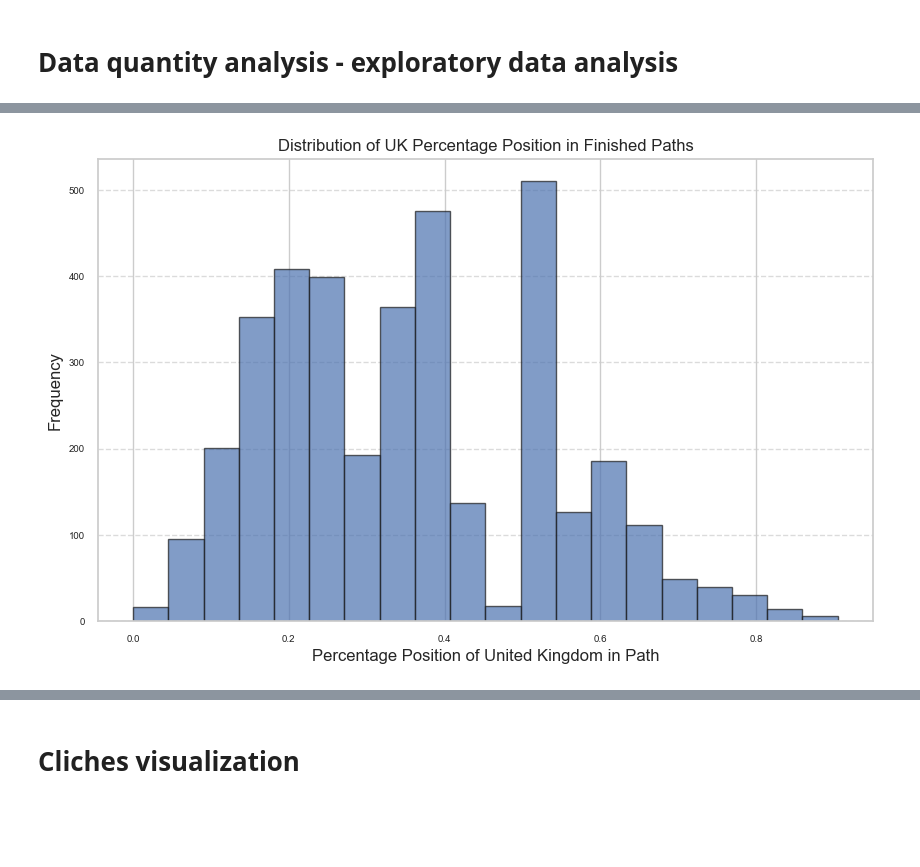
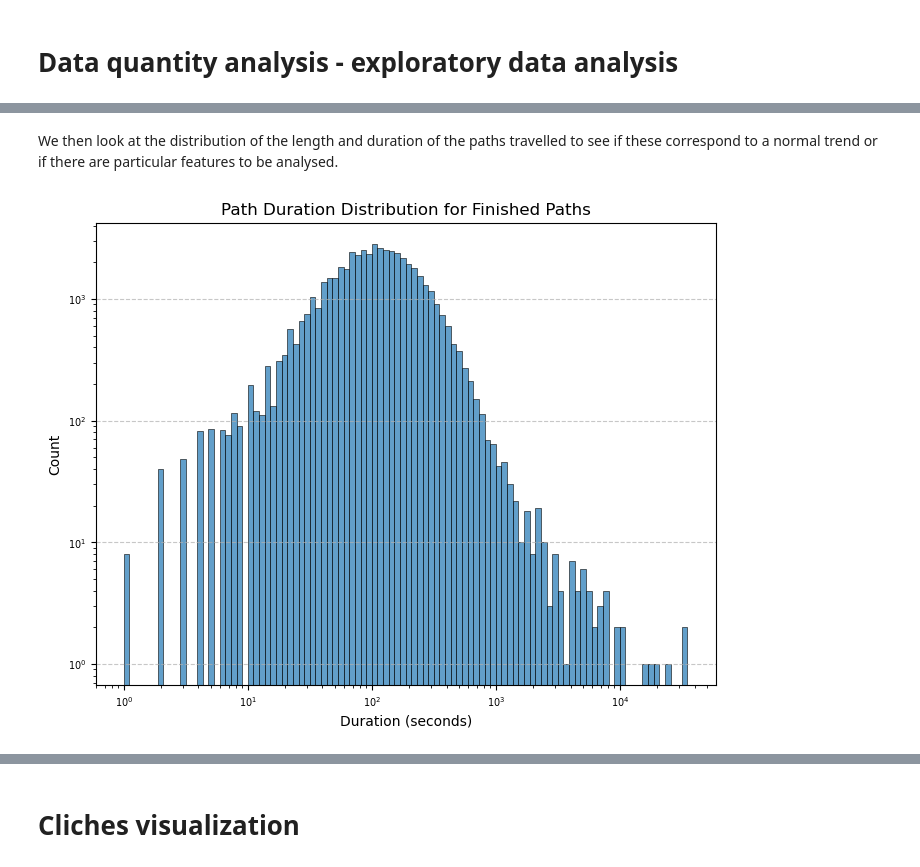
Before and after one commit to epfl-ada/ada-2023-project-abracadabra2023, a Jupyter notebook: nb.ipynb, the cells around one changed output, grey strips where cells are left out. Cells and saved outputs as stored; diff of their text form; code cells hidden in the pictures; blank space fills up the shorter version.

```diff
--- a/nb.ipynb
+++ b/nb.ipynb
@@ -54,5 +51,7 @@ top_100_target_articles(paths_finished, show=True)
+# %% [markdown]
+We then look at the distribution of the length and duration of the paths travelled to see if these correspond to a normal trend or if there are particular features to be analysed.
 # %%
-distribution_uk_percentage_position(paths_finished, show=True)
+path_duration_distribution(paths_finished, show=True)
 # %% [output]
-[figure, old version]
+[figure, new version]
 # %%
```
Also changed, not shown: parts of 25 cells of this notebook, 2 other files.
